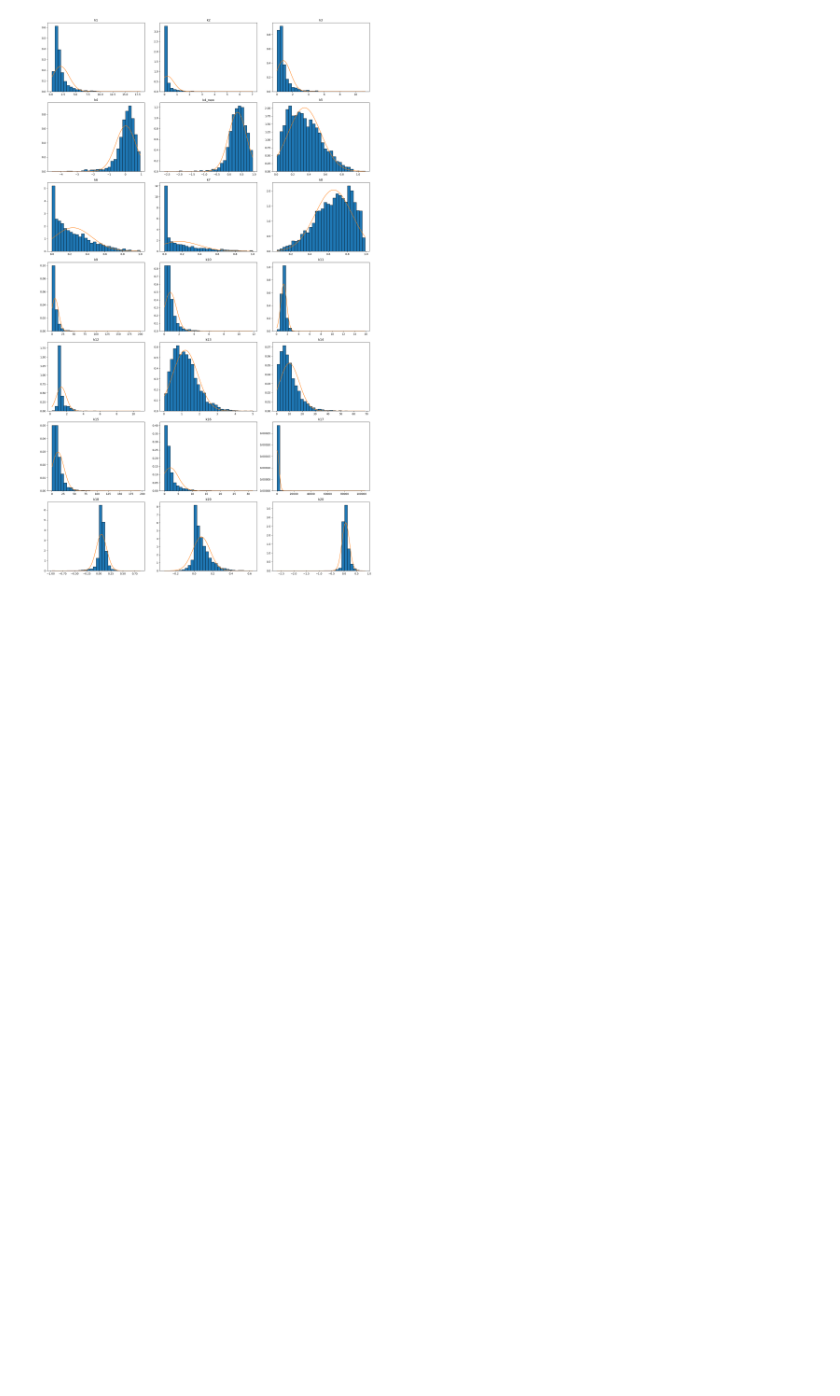
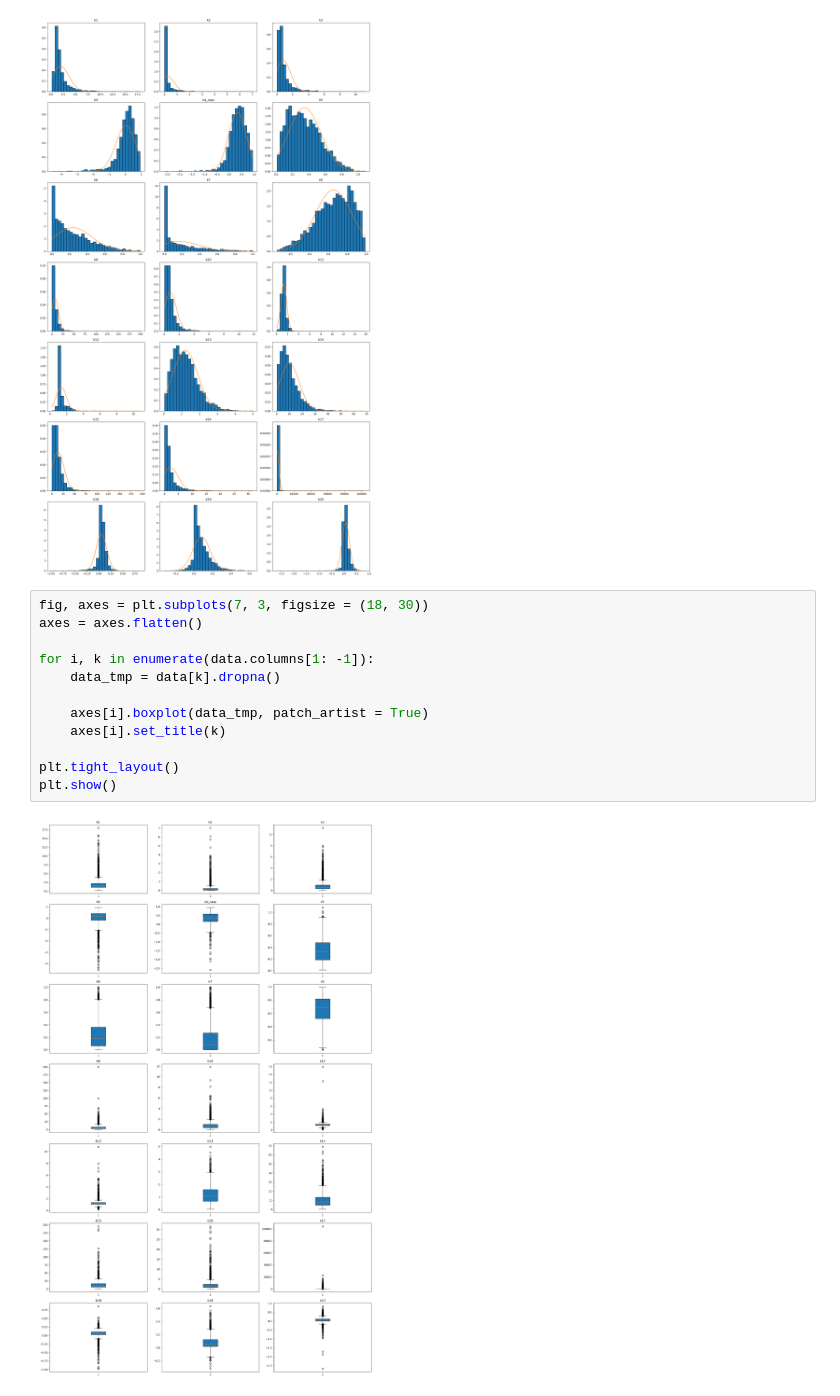
Before and after one commit to aquapuziq/BSU_DA-DS_labs, a Jupyter notebook: preliminary_stat_and_corr_analysis/prestat_and_corr.ipynb, the cells around one changed output. Cells and saved outputs as stored; diff of their text form; blank space fills up the shorter version.

Commit message:
boxplot and hampel test

```diff
--- a/preliminary_stat_and_corr_analysis/prestat_and_corr.ipynb
+++ b/preliminary_stat_and_corr_analysis/prestat_and_corr.ipynb
@@ -78,3 +71,17 @@ plt.tight_layout()
 plt.show()
 # %% [output]
 [figure]
+# %%
+fig, axes = plt.subplots(7, 3, figsize = (18, 30))
+axes = axes.flatten()
+
+for i, k in enumerate(data.columns[1: -1]):
+    data_tmp = data[k].dropna()
+
+    axes[i].boxplot(data_tmp, patch_artist = True)
+    axes[i].set_title(k)
+
+plt.tight_layout()
+plt.show()
+# %% [output]
+[figure, added]
```
Also changed, not shown: parts of 3 cells of this notebook.
